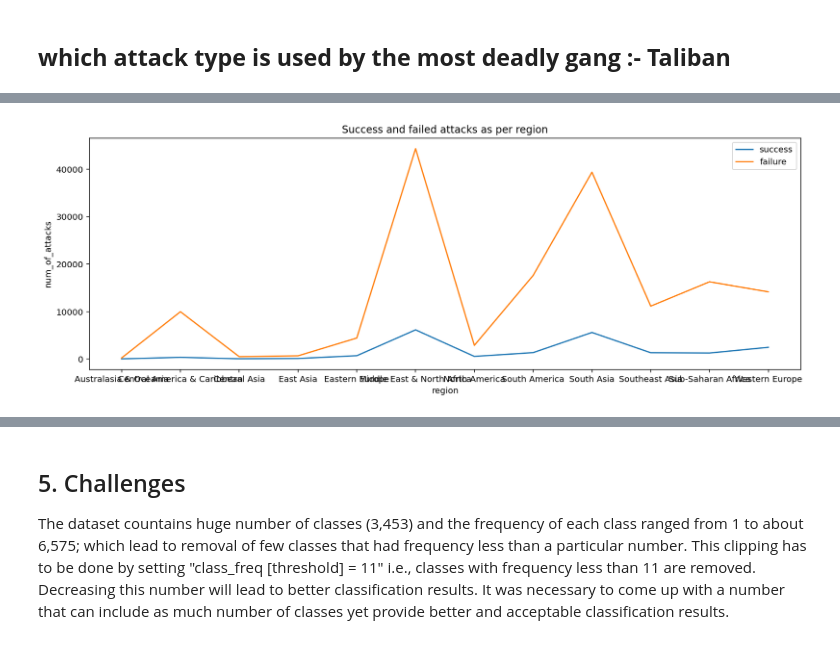
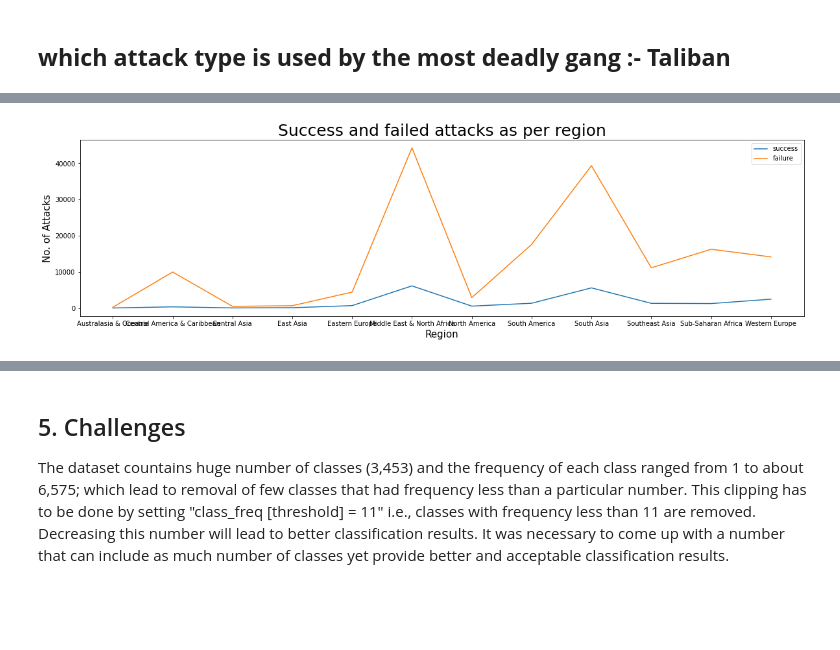
Before and after one commit to sainirajesh17/Global_Terrorism_Analysis_EDA, a Jupyter notebook: Global_Terrorism_Analysis_Capstone_Project.ipynb, the cells around one changed output, grey strips where cells are left out. Drawn from its saved outputs; the diff is of its cells as text; code cells hidden in the pictures; blank space fills up the shorter version.

```diff
--- a/Global_Terrorism_Analysis_Capstone_Project.ipynb
+++ b/Global_Terrorism_Analysis_Capstone_Project.ipynb
@@ -24,5 +28,5 @@ Mounted at /content/drive
 # %%
 # Importing the required data from the drive
 
-file_path = "/content/drive/MyDrive/Capstone project/Global_Terrorism_Data (1).csv"
+file_path = "/content/drive/MyDrive/EDA - Global Terrorism Analysis/Global Terrorism Data.csv"
 terrorism_data = pd.read_csv(file_path, encoding='ISO-8859-1')
@@ -203,10 +302,3 @@ El Salvador        5320
 United Kingdom     5235
 Turkey             4292
 Name: country, dtype: int64
-# %%
-top_10_countries.plot(kind = 'pie')
-
-plt.title('Top 10 Contries Under attack')
-
-
-plt.rcParams['figure.figsize'] = (20, 5)
@@ -244,0 +354,19 @@ plt.rcParams['figure.figsize'] = (10, 5)
+# %%
+# Defining the explode
+myexplode = [0.1, 0.1, 0.1, 0.1, 0.1, 0.1, 0.1, 0.1, 0.1 ]
+color_set = ["#d11fce","#ff8649","#ffc549","#fced20","#8fe222","#22e28e","#22e2db","#1f85c4","#361599"]
+
+# Plotting the Pie Chart
+common_attack_type.plot(kind = 'pie', explode = myexplode, autopct ='% 1.1f %%', colors = color_set)
+
+# Set a title of the chart.
+plt.title('Most common attack', fontsize = 25)
+
+# Set the y label
+plt.ylabel('No. of attacks', fontsize = 15)
+
+# Setting the figure size
+plt.rcParams['figure.figsize'] = (20, 10)
+
+# Display a figure.
+plt.show()
@@ -315,2 +474,3 @@ plt.rcParams['figure.figsize'] = (20, 5)
 # %%
-attacks = terrorism_data_new.groupby(['success','region']).count()['attack_type'].reset_index()
+attacks = terrorism_data_new.groupby(['success','region']).count()['attack_type'].unstack()
+attacks
@@ -325,22 +500,24 @@ y2 = fail_attacks.attack_type.to_list()
 # %%
 # plotting the success points
 plt.plot(x1, y1, label = "success")
 
 # plotting the failure points
 plt.plot(x2, y2, label = "failure")
-plt.xlabel('region')
 
-# Set the y axis label of the current axis.
-plt.ylabel('num_of_attacks')
+# Set the x and y axis label
+plt.xlabel('Region', fontsize = 15)
+plt.ylabel('No. of Attacks', fontsize = 15)
 
 # Set a title of the current axes.
-plt.title('Success and failed attacks as per region')
+plt.title('Success and failed attacks as per region', fontsize = 25)
 
+# Setting the figure size
 plt.rcParams['figure.figsize'] = (20, 5)
 
 # show a legend on the plot
 plt.legend()
+
 # Display a figure.
 plt.show()
 # %% [output]
-[figure, old version]
+[figure, new version]
```
Also changed, not shown: parts of 80 cells of this notebook.
